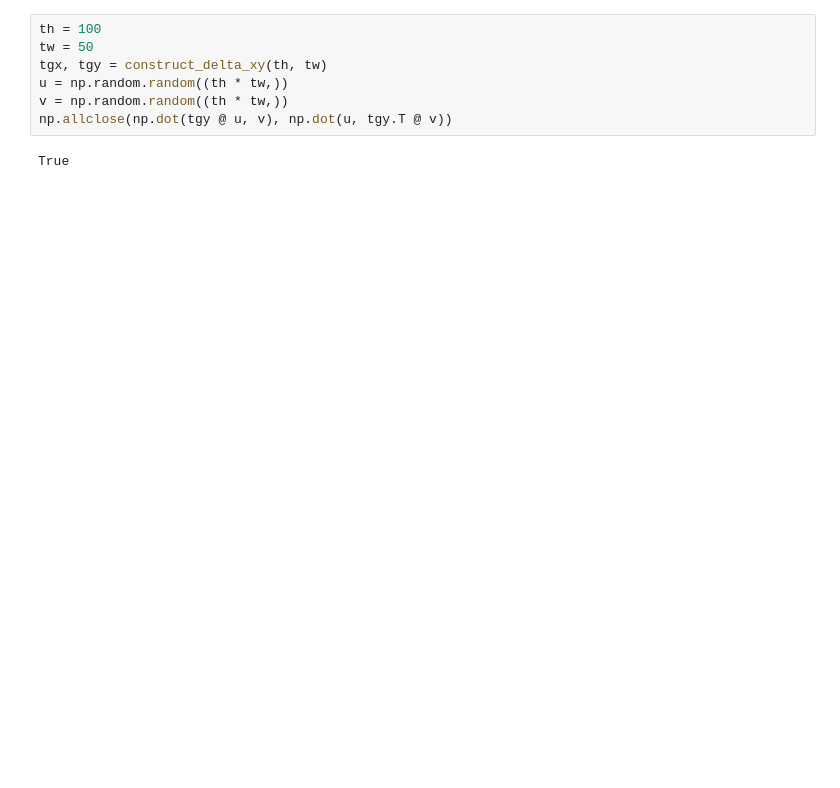
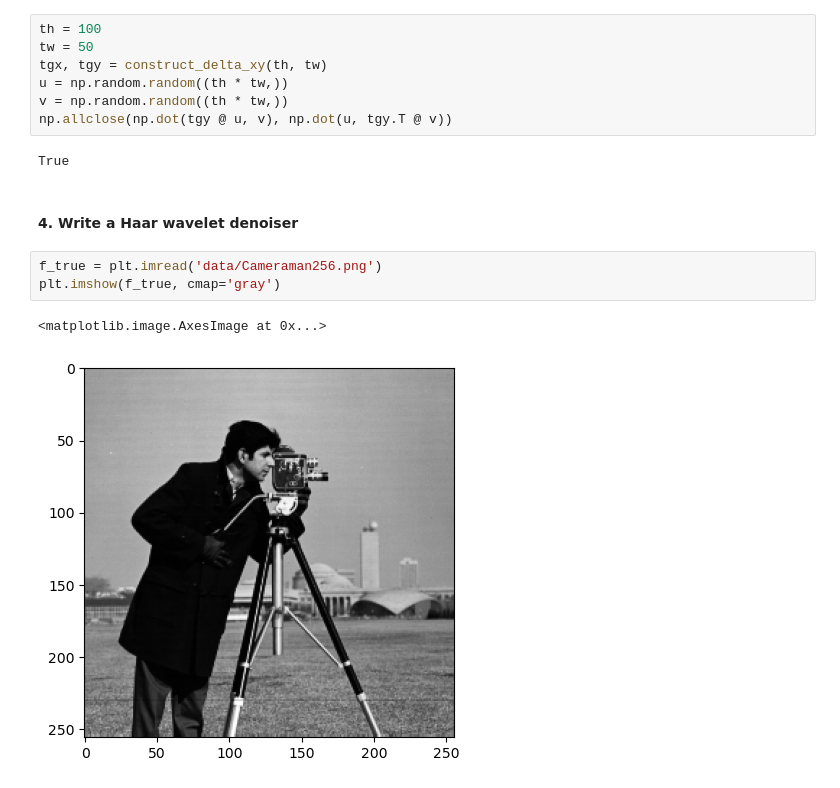
Before and after one commit to lucieniii/UCL-IPI-2022, a Jupyter notebook: ex4/ex4.ipynb, the cells around one changed output. Drawn from its saved outputs; the diff is of its cells as text; blank space fills up the shorter version.

```diff
--- a/ex4/ex4.ipynb
+++ b/ex4/ex4.ipynb
@@ -455,3 +419,11 @@ v = np.random.random((th * tw,))
 np.allclose(np.dot(tgy @ u, v), np.dot(u, tgy.T @ v))
 # %% [output]
 True
+# %% [markdown]
+#### 4. Write a Haar wavelet denoiser
+# %%
+f_true = plt.imread('data/Cameraman256.png')
+plt.imshow(f_true, cmap='gray')
+# %% [output]
+<matplotlib.image.AxesImage at 0x...>
+[figure, added]
```
Also changed, not shown: parts of 29 cells of this notebook.
